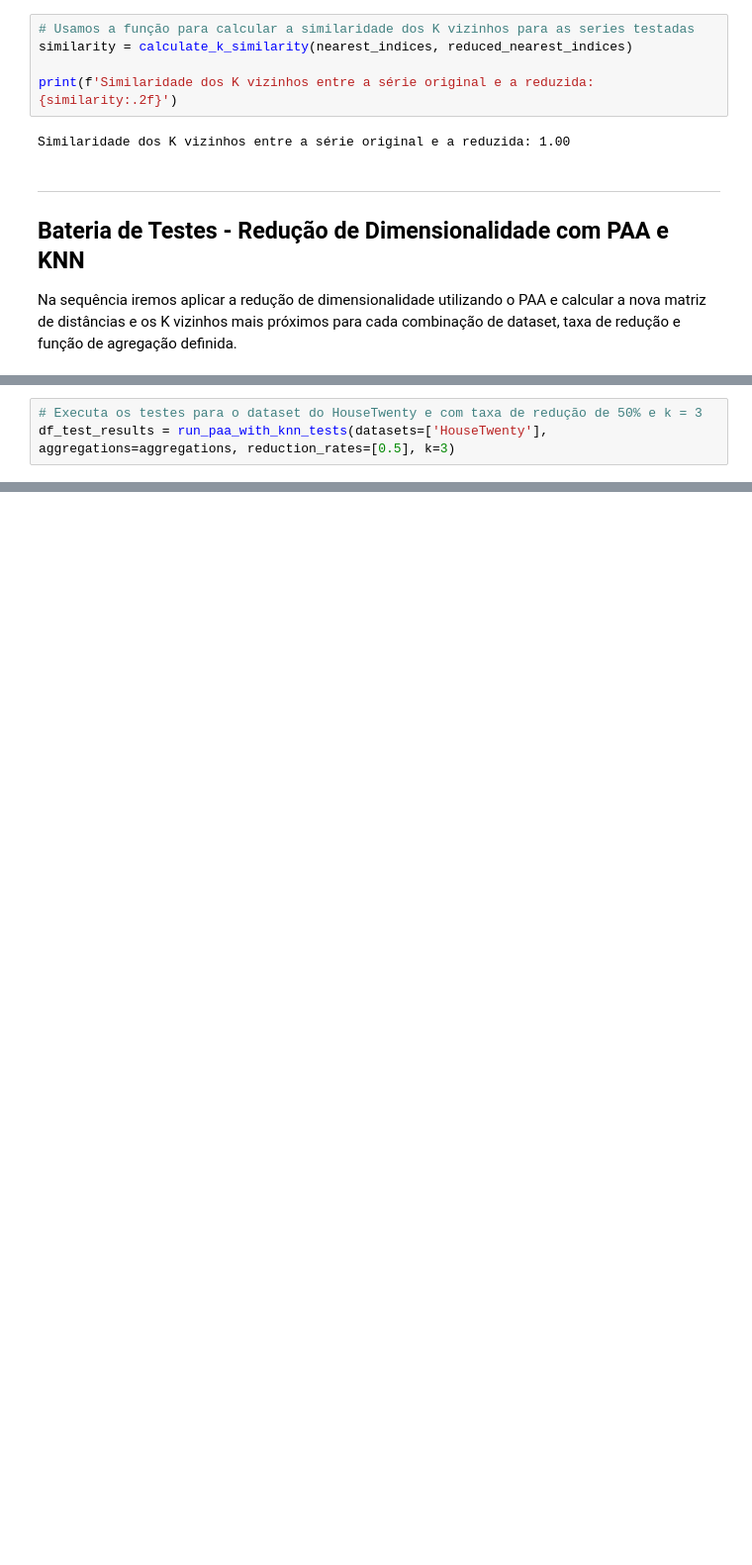
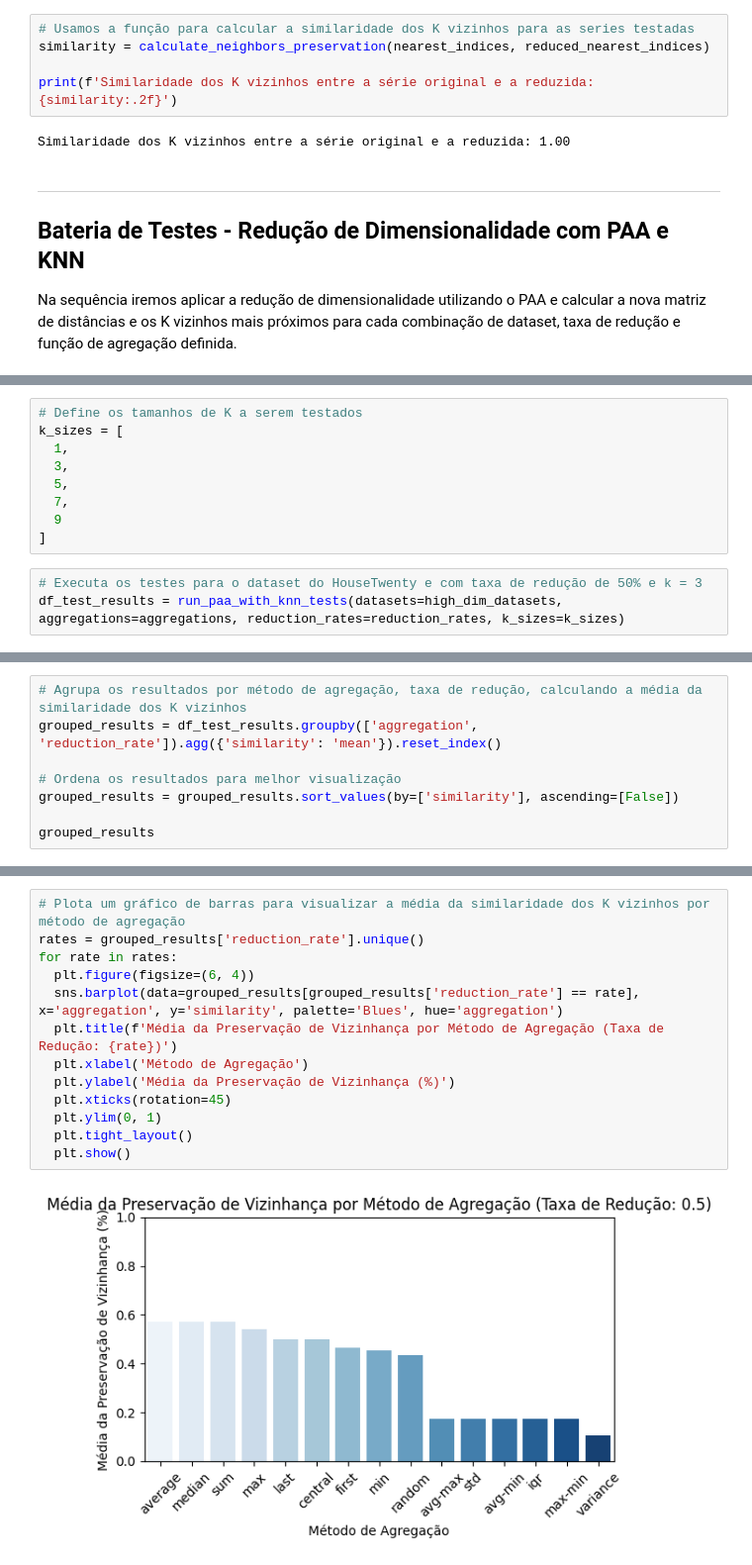
Before and after one commit to MoroFernando/time-series-dimensionality-reduction, a Jupyter notebook: paa-knn.ipynb, the cells around one changed output, grey strips where cells are left out. Shown at 99% size. Saved outputs shown, nothing was run; the diff lists cells and outputs as text; blank space fills up the shorter version.

```diff
--- a/paa-knn.ipynb
+++ b/paa-knn.ipynb
@@ -232,7 +232,7 @@ def calculate_k_similarity(original_neighbors, reduced_neighbors):
     return similarity
 # %%
 # Usamos a função para calcular a similaridade dos K vizinhos para as series testadas
-similarity = calculate_k_similarity(nearest_indices, reduced_nearest_indices)
+similarity = calculate_neighbors_preservation(nearest_indices, reduced_nearest_indices)
 
 print(f'Similaridade dos K vizinhos entre a série original e a reduzida: {similarity:.2f}')
 # %% [output]
@@ -308,7 +312,16 @@ def run_paa_with_knn_tests(datasets, aggregations, reduction_rates, k):
     df_results.to_csv(results_path, index=False)
 
     return df_results
+# %%
+# Define os tamanhos de K a serem testados
+k_sizes = [
+  1,
+  3,
+  5,
+  7,
+  9
+]
 # %%
 # Executa os testes para o dataset do HouseTwenty e com taxa de redução de 50% e k = 3
-df_test_results = run_paa_with_knn_tests(datasets=['HouseTwenty'], aggregations=aggregations, reduction_rates=[0.5], k=3)
+df_test_results = run_paa_with_knn_tests(datasets=high_dim_datasets, aggregations=aggregations, reduction_rates=reduction_rates, k_sizes=k_sizes)
 # %% [output]
@@ -331,0 +368,8 @@ df_test_results = run_paa_with_knn_tests(datasets=['HouseTwenty'], aggregations=
+# %%
+# Agrupa os resultados por método de agregação, taxa de redução, calculando a média da similaridade dos K vizinhos
+grouped_results = df_test_results.groupby(['aggregation', 'reduction_rate']).agg({'similarity': 'mean'}).reset_index()
+
+# Ordena os resultados para melhor visualização
+grouped_results = grouped_results.sort_values(by=['similarity'], ascending=[False])
+
+grouped_results
@@ -331,0 +394,15 @@ df_test_results = run_paa_with_knn_tests(datasets=['HouseTwenty'], aggregations=
+# %%
+# Plota um gráfico de barras para visualizar a média da similaridade dos K vizinhos por método de agregação
+rates = grouped_results['reduction_rate'].unique()
+for rate in rates:
+  plt.figure(figsize=(6, 4))
+  sns.barplot(data=grouped_results[grouped_results['reduction_rate'] == rate], x='aggregation', y='similarity', palette='Blues', hue='aggregation')
+  plt.title(f'Média da Preservação de Vizinhança por Método de Agregação (Taxa de Redução: {rate})')
+  plt.xlabel('Método de Agregação')
+  plt.ylabel('Média da Preservação de Vizinhança (%)')
+  plt.xticks(rotation=45)
+  plt.ylim(0, 1)
+  plt.tight_layout()
+  plt.show()
+# %% [output]
+[figure, added]
```
Also changed, not shown: parts of 11 cells of this notebook, 2 other files.
